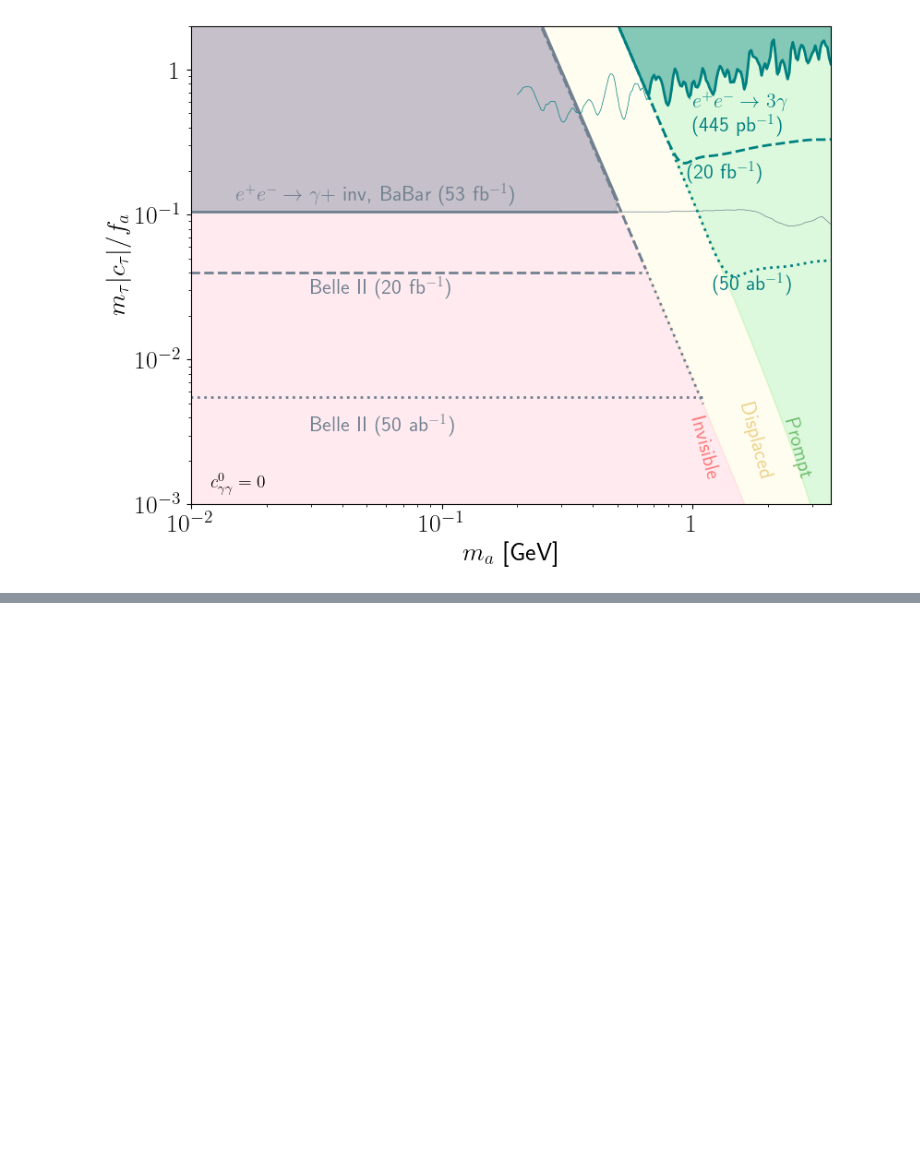
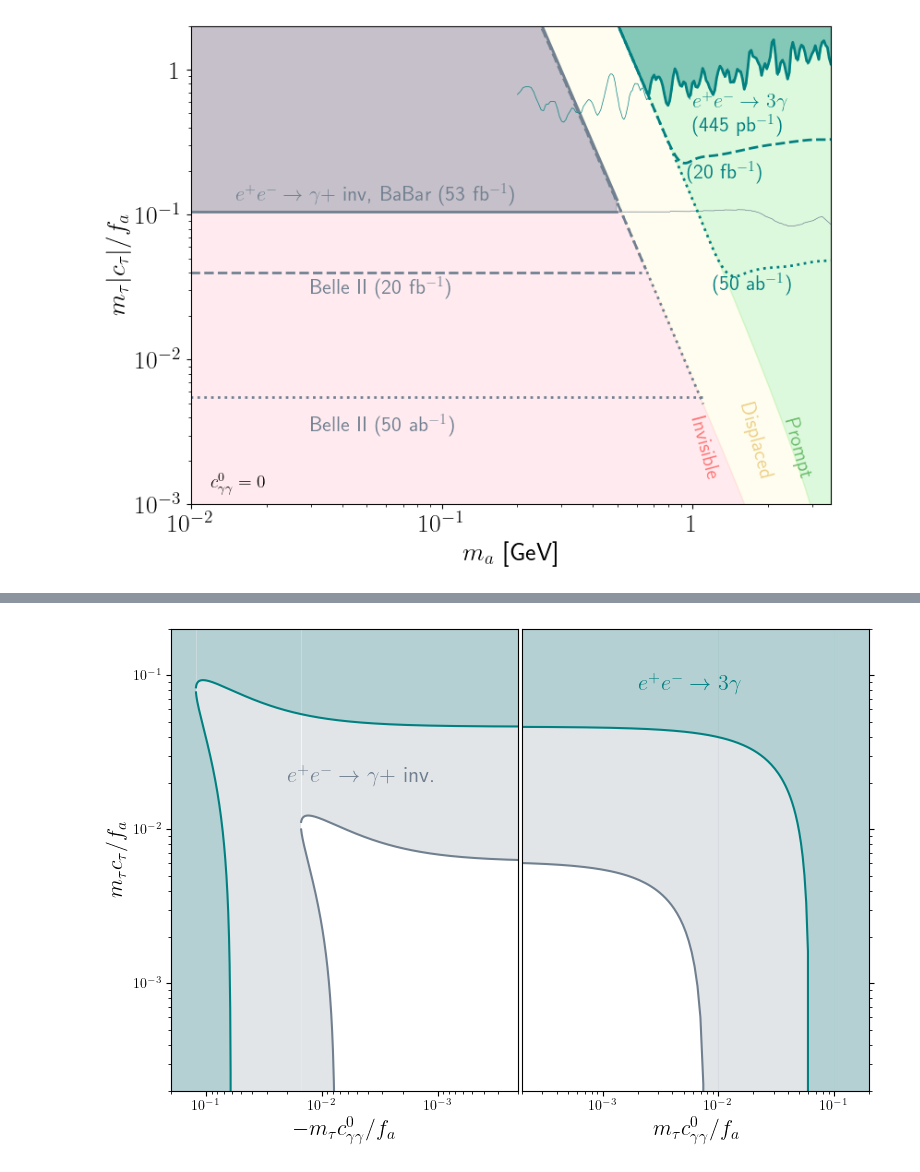
Before and after one commit to Jorge-Alda/tauALPs, a Jupyter notebook: ALP/BelleII/belleII.ipynb, the cells around one changed output, grey strips where cells are left out. Saved outputs shown, nothing was run; the diff lists cells and outputs as text; code cells hidden in the pictures; blank space fills up the shorter version.

Commit message:
Effect of cgamma0 on BelleII observables

```diff
--- a/ALP/BelleII/belleII.ipynb
+++ b/ALP/BelleII/belleII.ipynb
@@ -348,0 +377,44 @@ plt.savefig('BelleII_ALP.pdf')
+# %%
+fig, axs = plt.subplots(1, 2, figsize=(9,6))
+
+axs[1].loglog(np.logspace(-6, -1, 200), [(-cgg0*reB3+np.sqrt(cgg0**2*reB3**2-absB3**2*(cgg0**2-gtau0**2*absB3**3)))/absB3**2 for cgg0 in np.logspace(-6, -1, 200)], c='slategray')
+
+axs[1].set_ylim(2e-4, 2e-1)
+axs[1].set_xlim(2e-4, 2e-1)
+axs[1].fill_between(np.logspace(-6, -2, 200), [(-cgg0*reB3+np.sqrt(cgg0**2*reB3**2-absB3**2*(cgg0**2-gtau0**2*absB3**3)))/absB3**2 for cgg0 in np.logspace(-6, -2, 200)], 2e-1, color='slategray', alpha=0.2, lw=0)
+axs[1].fill_betweenx([1e-5, 2e-1], 1.001e-2, 2e-1, color='slategray', alpha=0.2, lw=0)
+
+axs[1].loglog(np.logspace(-4, -1, 200), [(-cgg0*reB32+np.sqrt(cgg0**2*reB32**2-absB32**2*(cgg0**2-gtau2**2*absB3**3)))/absB32**2 for cgg0 in np.logspace(-4, -1, 200)], c='teal')
+axs[1].fill_between(np.logspace(-4, -1, 200), [(-cgg0*reB32+np.sqrt(cgg0**2*reB32**2-absB32**2*(cgg0**2-gtau2**2*absB3**3)))/absB32**2 for cgg0 in np.logspace(-4, -1, 200)], 2e-1, color='teal', alpha=0.2, lw=0)
+axs[1].fill_betweenx([1e-5, 2e-1], 1.001e-1, 2e-1, color='teal', alpha=0.2, lw=0)
+
+
+axs[0].loglog(np.logspace(-6, -1, 2000), [(-cgg0*reB3+np.sqrt(cgg0**2*reB3**2-absB3**2*(cgg0**2-gtau0**2*absB3**3)))/absB3**2 for cgg0 in -np.logspace(-6, -1, 2000)], c='slategray')
+axs[0].loglog(np.logspace(-6, -1, 2000), [(-cgg0*reB3-np.sqrt(cgg0**2*reB3**2-absB3**2*(cgg0**2-gtau0**2*absB3**3)))/absB3**2 for cgg0 in -np.logspace(-6, -1, 2000)], c='slategray')
+axs[0].fill_between(np.logspace(-6, -1, 2000), [(-cgg0*reB3+np.sqrt(cgg0**2*reB3**2-absB3**2*(cgg0**2-gtau0**2*absB3**3)))/absB3**2 for cgg0 in -np.logspace(-6, -1, 2000)], 2e-1, color='slategray', alpha=0.2, lw=0)
+axs[0].fill_between(np.logspace(-6, -1, 2000), 1e-5, [(-cgg0*reB3-np.sqrt(cgg0**2*reB3**2-absB3**2*(cgg0**2-gtau0**2*absB3**3)))/absB3**2 for cgg0 in -np.logspace(-6, -1, 2000)], color='slategray', alpha=0.2, lw=0)
+axs[0].fill_betweenx([1e-5, 2e-1], 1.51e-2, 2e-1, color='slategray', alpha=0.2, lw=0)
+
+axs[0].loglog(np.logspace(-4, -0.6, 2000), [(-cgg0*reB32+np.sqrt(cgg0**2*reB32**2-absB32**2*(cgg0**2-gtau2**2*absB3**3)))/absB32**2 for cgg0 in -np.logspace(-4, -0.6, 2000)], c='teal')
+axs[0].loglog(np.logspace(-4, -0.6, 2000), [(-cgg0*reB32-np.sqrt(cgg0**2*reB32**2-absB32**2*(cgg0**2-gtau2**2*absB3**3)))/absB32**2 for cgg0 in -np.logspace(-4, -0.6, 2000)], c='teal')
+axs[0].fill_between(np.logspace(-4, -0.6, 2000), [(-cgg0*reB32+np.sqrt(cgg0**2*reB32**2-absB32**2*(cgg0**2-gtau2**2*absB3**3)))/absB32**2 for cgg0 in -np.logspace(-4, -0.6, 2000)], 2e-1, color='teal', alpha=0.2, lw=0)
+axs[0].fill_between(np.logspace(-4, -0.6, 2000), 1e-5, [(-cgg0*reB32-np.sqrt(cgg0**2*reB32**2-absB32**2*(cgg0**2-gtau2**2*absB3**3)))/absB32**2 for cgg0 in -np.logspace(-4, -0.6, 2000)], color='teal', alpha=0.2, lw=0)
+axs[0].fill_betweenx([1e-4, 2e-1], 1.22e-1, 2e-1, color='teal', alpha=0.2, lw=0)
+
+axs[0].set_ylim(2e-4, 2e-1)
+axs[0].set_xlim(2e-4, 2e-1)
+axs[0].set_xlabel(r'$-m_\tau c_{\gamma\gamma}^0/f_a$', fontsize=16)
+axs[1].set_xlabel(r'$m_\tau c_{\gamma\gamma}^0/f_a$', fontsize=16)
+axs[0].set_ylabel(r'$m_\tau c_\tau/f_a$', fontsize=16)
+
+axs[0].annotate(r'$e^+e^-\to\gamma + $ inv.', (2e-2, 2e-2), color='slategray', fontsize=16)
+axs[1].annotate(r'$e^+e^-\to3\gamma$', (2e-3, 0.8e-1), color='teal', fontsize=16)
+
+axs[1].yaxis.tick_right()
+axs[1].yaxis.set_ticklabels([])
+plt.subplots_adjust(wspace=0.01)
+axs[0].invert_xaxis()
+
+plt.savefig('BelleII_cgg0.pdf', bbox_inches='tight')
+# %% [output]
+[figure, added]
```
Also changed, not shown: parts of 2 cells of this notebook, 1 other file.
